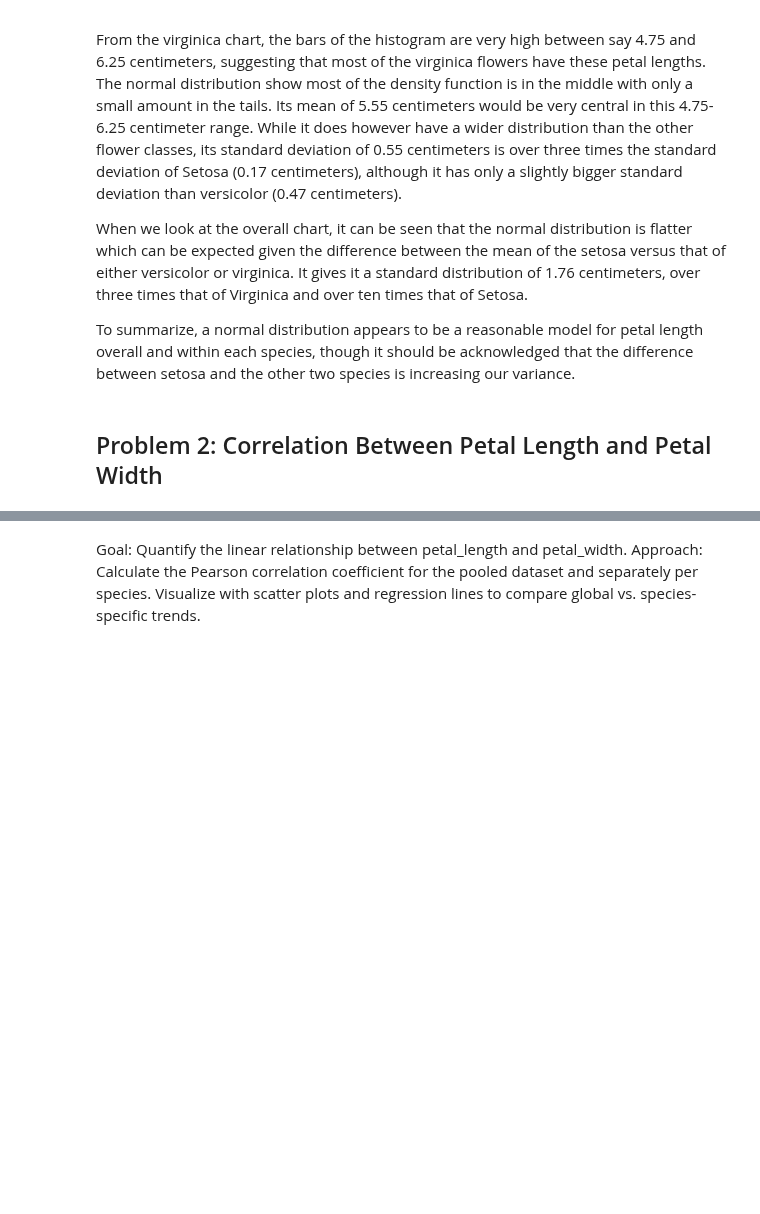
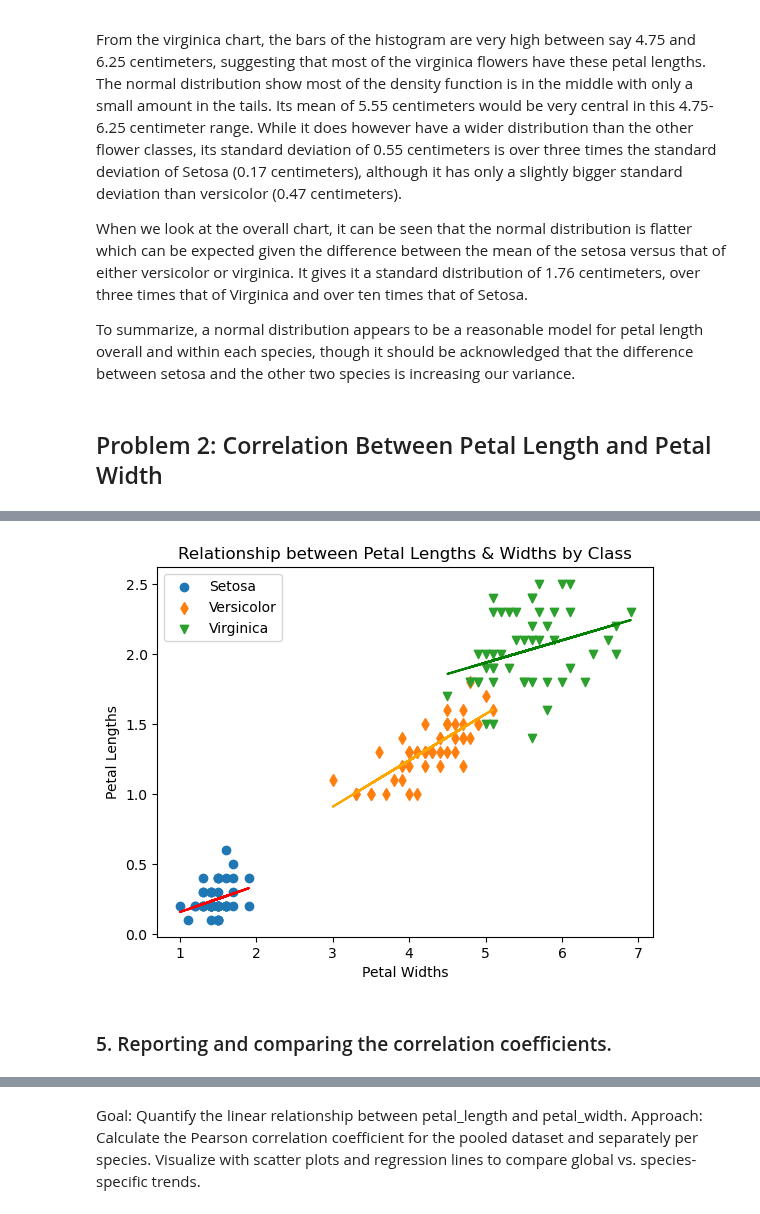
Before and after one commit to callagg2/applied_statistics, a Jupyter notebook: assessment/problems.ipynb, the cells around one changed output, grey strips where cells are left out. Cells and saved outputs as stored; diff of their text form; code cells hidden in the pictures; blank space fills up the shorter version.

```diff
--- a/assessment/problems.ipynb
+++ b/assessment/problems.ipynb
@@ -536,0 +667,33 @@ To summarize, a normal distribution appears to be a reasonable model for petal l
+# %%
+# Petal Lengths vs Petal Widths (Scatter Plot & Regression Line)
+
+fig, ax = plt.subplots()
+# Scatter plot of each class of iris, pyplot does the heavy lighting, i just supply it with the x and y values,
+# I'm choosing differ markers to simplify distinguising them, and i'm giving them a label
+
+ax.scatter(iris_df[iris_df['class'] == 'setosa']["petal_length"], iris_df[iris_df['class'] == 'setosa']["petal_width"], marker="o",label="Setosa")
+ax.scatter(iris_df[iris_df['class'] == 'versicolor']["petal_length"], iris_df[iris_df['class'] == 'versicolor']["petal_width"], marker="d",label="Versicolor")
+ax.scatter(iris_df[iris_df['class'] == 'virginica']["petal_length"], iris_df[iris_df['class'] == 'virginica']["petal_width"], marker="v",label="Virginica")
+
+
+# Regression line (f) of each class of iris, I'm giving each line a colour
+ax.plot(iris_df[iris_df['class'] == 'setosa']["petal_length"], f_setosa_petal_width, color='red')
+ax.plot(iris_df[iris_df['class'] == 'versicolor']["petal_length"], f_versicolor_petal_width, color='orange')
+ax.plot(iris_df[iris_df['class'] == 'virginica']["petal_length"], f_virginica_petal_width, color='green')
+
+
+# labels for both of the axis
+ax.set_xlabel("Petal Widths")
+ax.set_ylabel("Petal Lengths")
+
+# legend
+ax.legend()
+
+# title
+plt.title("Relationship between Petal Lengths & Widths by Class")
+plt.show()
+#plt.savefig("fitted_line_petal_lengths_vs_petal_widths.png")
+# %% [output]
+[figure, added]
+# %% [markdown]
+### 5. Reporting and comparing the correlation coefficients.
```
Also changed, not shown: parts of 11 cells of this notebook.
